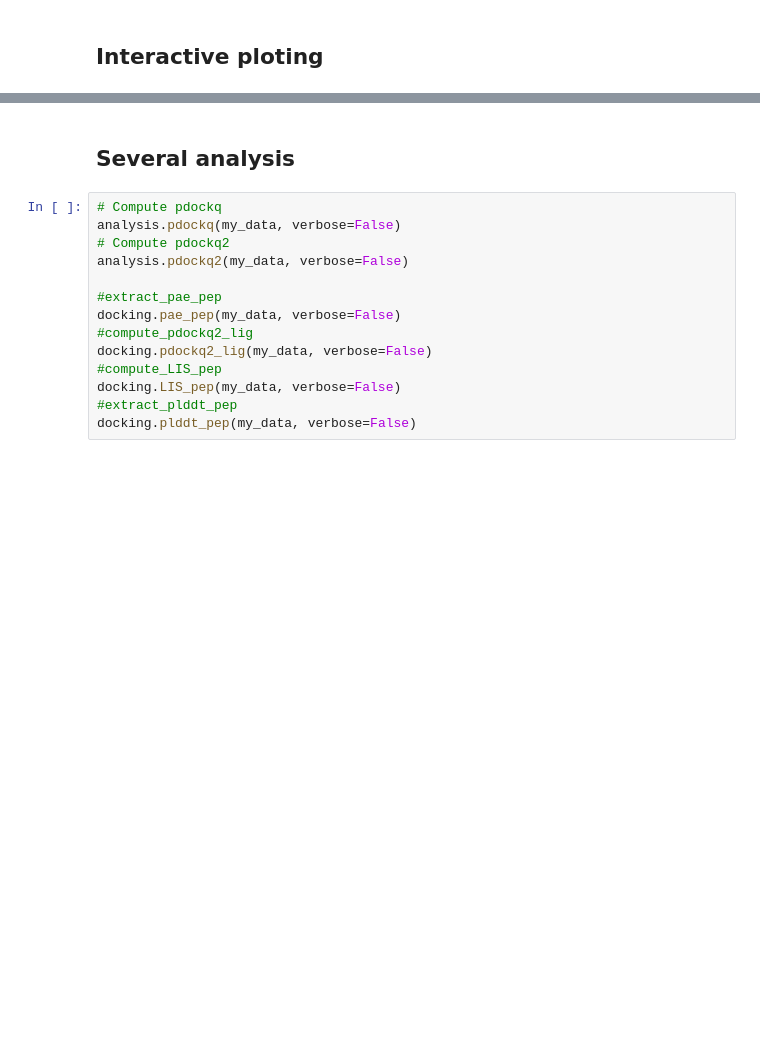
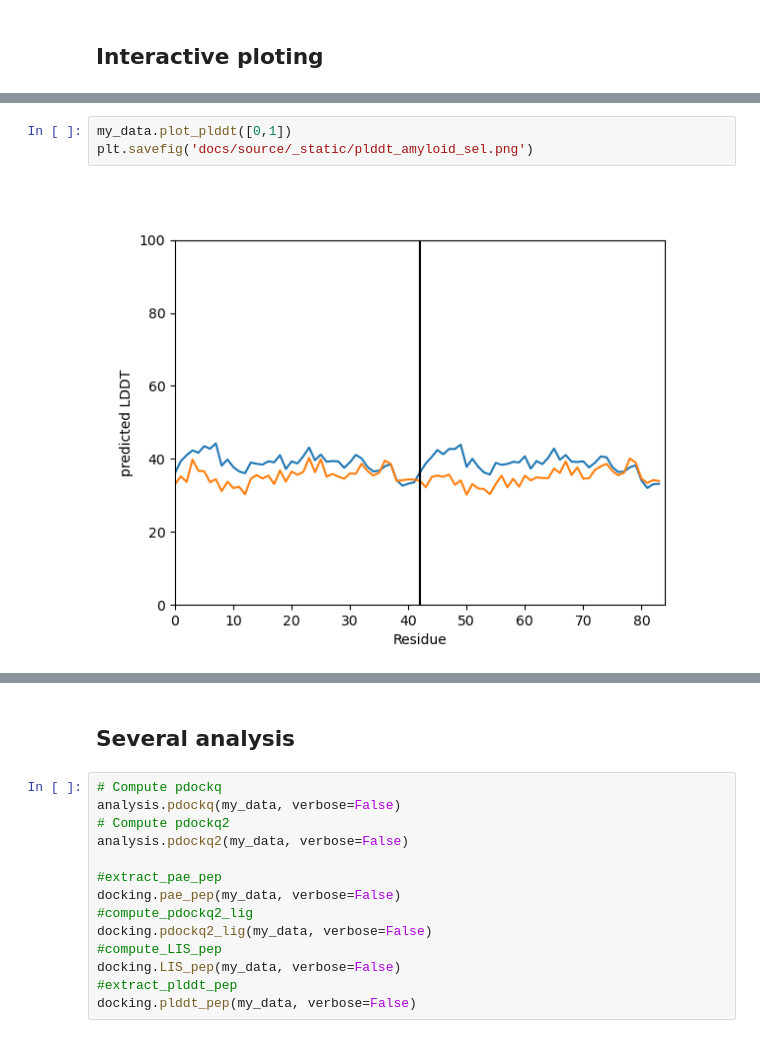
Before and after one commit to samuelmurail/af2_analysis, a Jupyter notebook: example.ipynb, the cells around one changed output, grey strips where cells are left out. Drawn from its saved outputs; the diff is of its cells as text; blank space fills up the shorter version.

```diff
--- a/example.ipynb
+++ b/example.ipynb
@@ -19,2 +40,7 @@ my_data.show_plot_info()
+# %%
+my_data.plot_plddt([0,1])
+plt.savefig('docs/source/_static/plddt_amyloid_sel.png')
+# %% [output]
+[figure, added]
 # %%
 my_data.chain_length
```
Also changed, not shown: parts of 16 cells of this notebook, 13 other files.
